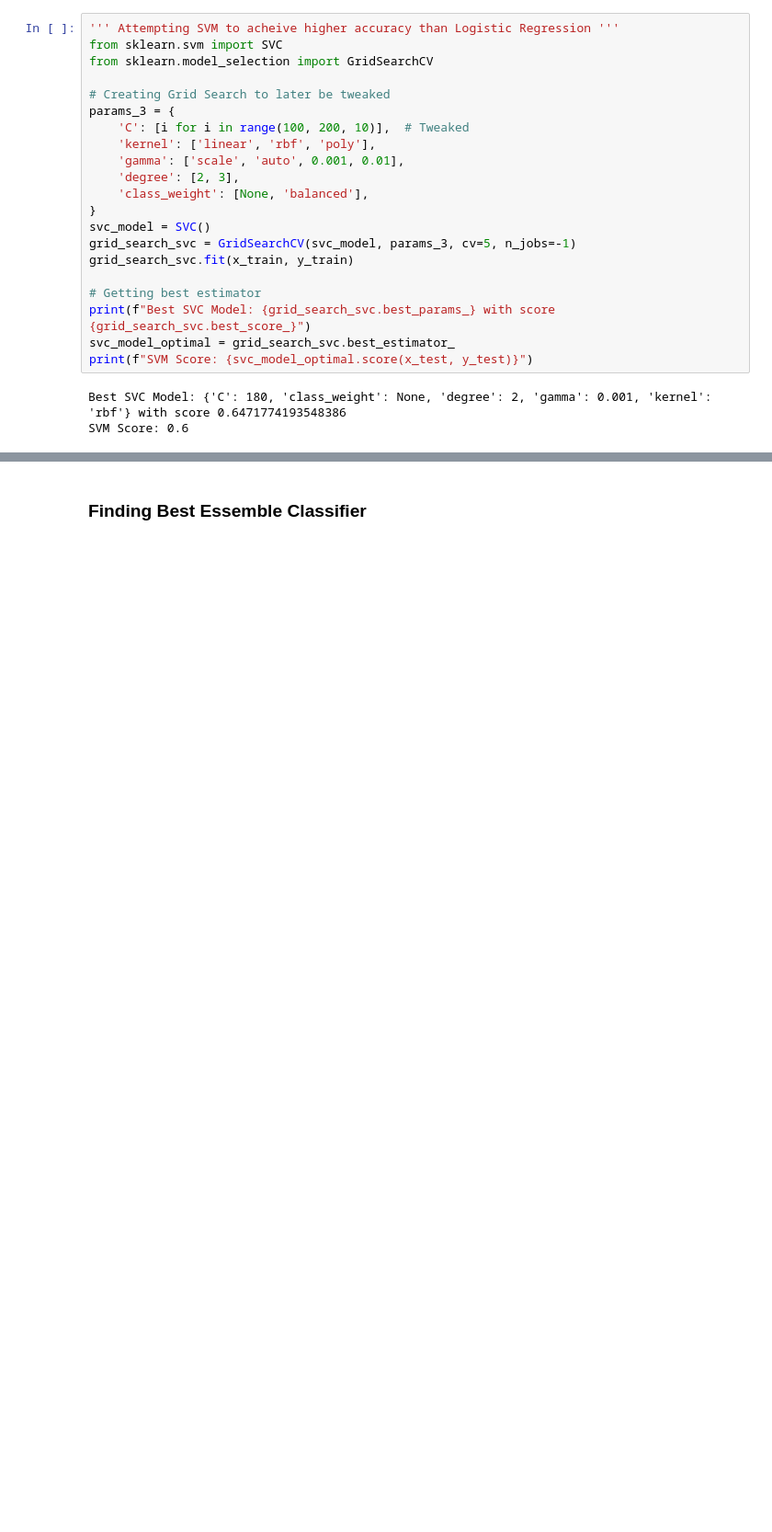
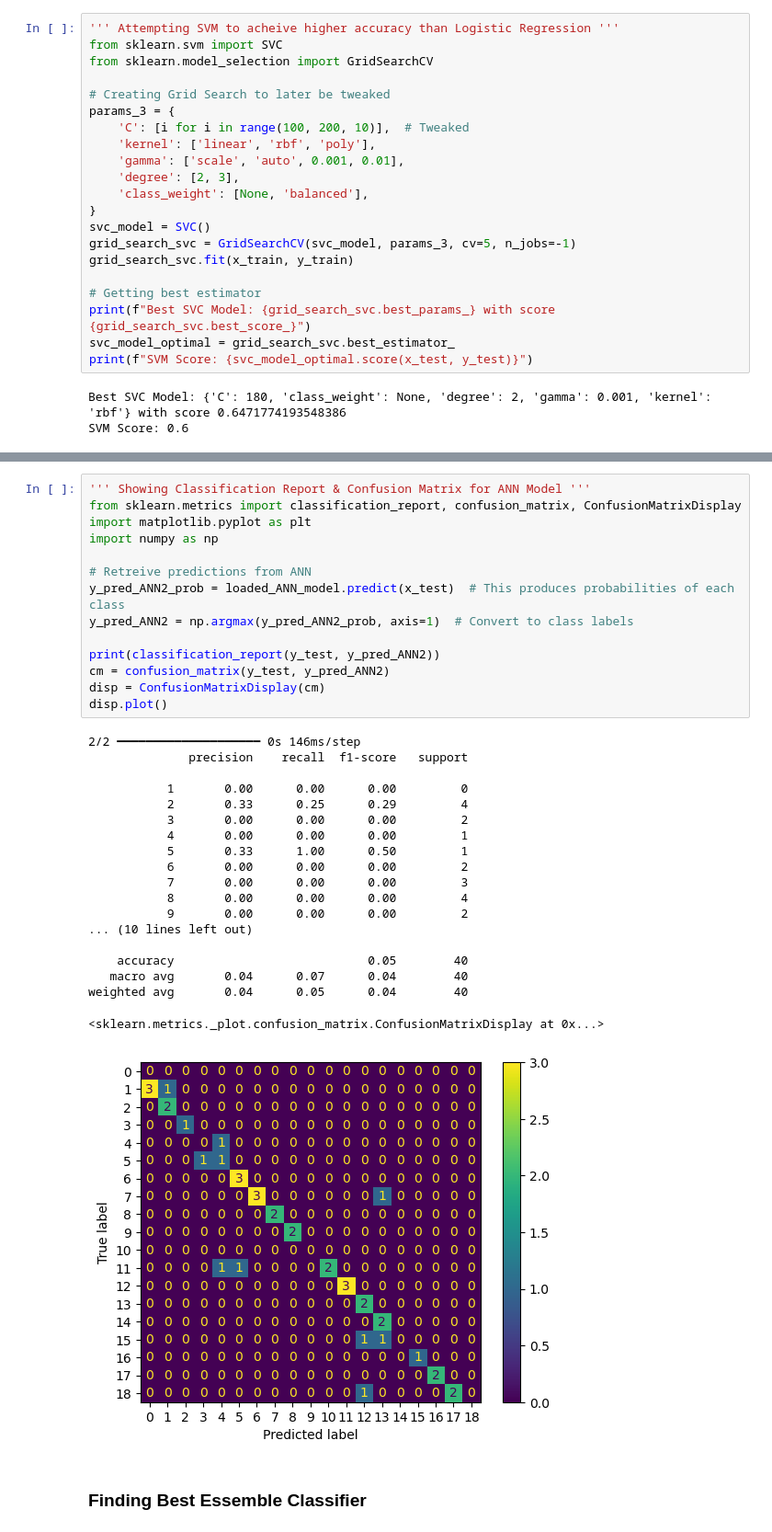
Before and after one commit to Jairik/AI-Fundementals, a Jupyter notebook: Deep-Learning/DeepLearningClassification.ipynb, the cells around one changed output, grey strips where cells are left out. Shown: that part at 92% size. Cells and saved outputs as stored; diff of their text form; blank space fills up the shorter version.

```diff
--- a/Deep-Learning/DeepLearningClassification.ipynb
+++ b/Deep-Learning/DeepLearningClassification.ipynb
@@ -392,3 +403,37 @@ Model: "sequential_38"
+# %%
+''' Showing Classification Report & Confusion Matrix for ANN Model '''
+from sklearn.metrics import classification_report, confusion_matrix, ConfusionMatrixDisplay
+import matplotlib.pyplot as plt
+import numpy as np
+
+# Retreive predictions from ANN
+y_pred_ANN2_prob = loaded_ANN_model.predict(x_test)  # This produces probabilities of each class
+y_pred_ANN2 = np.argmax(y_pred_ANN2_prob, axis=1)  # Convert to class labels
+
+print(classification_report(y_test, y_pred_ANN2))
+cm = confusion_matrix(y_test, y_pred_ANN2)
+disp = ConfusionMatrixDisplay(cm)
+disp.plot()
+# %% [output]
+2/2 ━━━━━━━━━━━━━━━━━━━━ 0s 146ms/step
+              precision    recall  f1-score   support
+
+           1       0.00      0.00      0.00         0
+           2       0.33      0.25      0.29         4
+           3       0.00      0.00      0.00         2
+           4       0.00      0.00      0.00         1
+           5       0.33      1.00      0.50         1
+           6       0.00      0.00      0.00         2
+           7       0.00      0.00      0.00         3
+           8       0.00      0.00      0.00         4
+           9       0.00      0.00      0.00         2
+... (10 lines left out)
+
+    accuracy                           0.05        40
+   macro avg       0.04      0.07      0.04        40
+weighted avg       0.04      0.05      0.04        40
+<sklearn.metrics._plot.confusion_matrix.ConfusionMatrixDisplay at 0x...>
+[figure, added]
 # %% [markdown]
 ### Finding Best Essemble Classifier
 # %%
```
Also changed, not shown: parts of 5 cells of this notebook.
